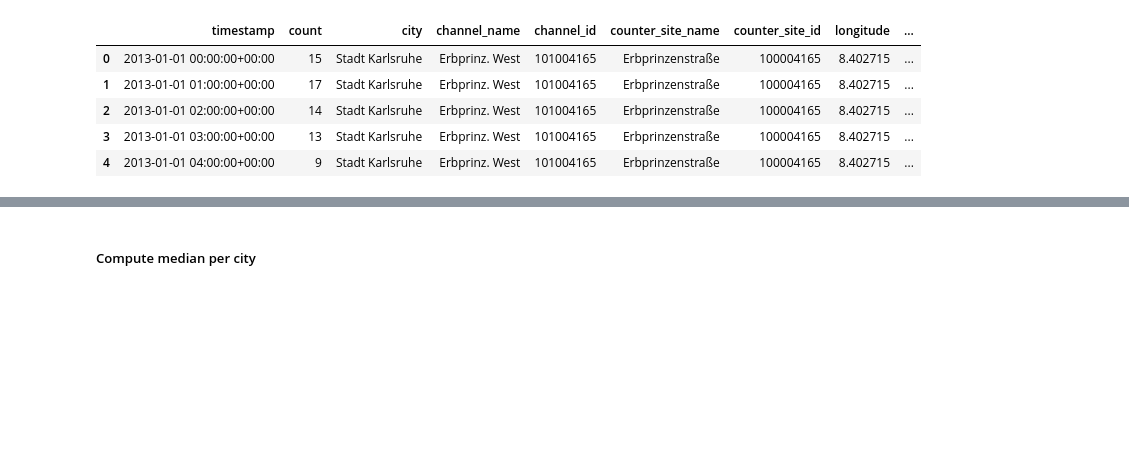
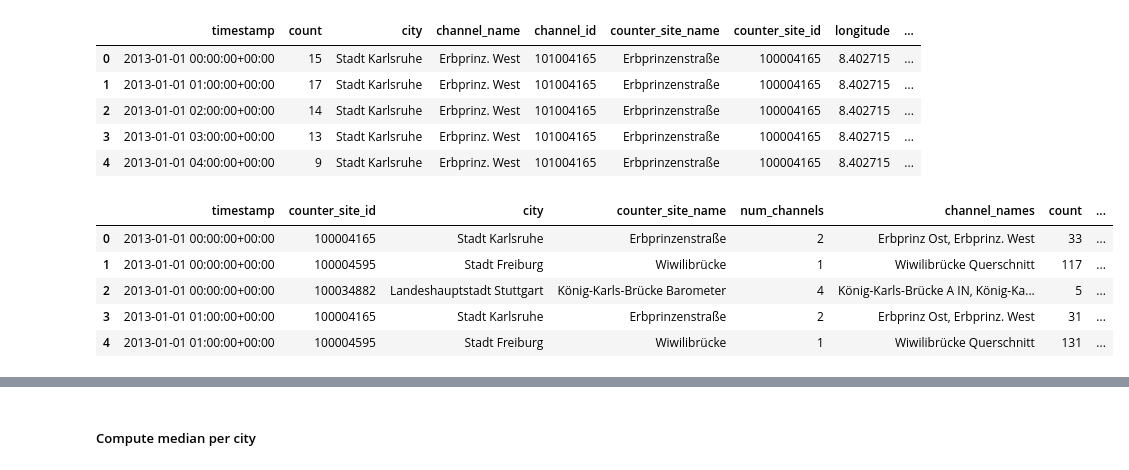
Before and after one commit to skessler01/data_literacy, a Jupyter notebook: notebooks/data_preprocessing.ipynb, the cells around one changed output, grey strips where cells are left out. Saved outputs shown, nothing was run; the diff lists cells and outputs as text; code cells hidden in the pictures; blank space fills up the shorter version.

Commit message:
Load new data
in data_preprocessing: a few new cells directly after preprocessing to accumulate channels
new: data_load_2 notebook with more current dataset

```diff
--- a/notebooks/data_preprocessing.ipynb
+++ b/notebooks/data_preprocessing.ipynb
@@ -257,3 +257,25 @@ data_cleaned.head()
 | 2 | 2013-01-01 02:00:00+00:00 | 14 | Stadt Karlsruhe | Erbprinz. West | 101004165 | Erbprinzenstraße | 100004165 | 8.402715 | ... |
 | 3 | 2013-01-01 03:00:00+00:00 | 13 | Stadt Karlsruhe | Erbprinz. West | 101004165 | Erbprinzenstraße | 100004165 | 8.402715 | ... |
 | 4 | 2013-01-01 04:00:00+00:00 | 9 | Stadt Karlsruhe | Erbprinz. West | 101004165 | Erbprinzenstraße | 100004165 | 8.402715 | ... |
+# %%
+# gebündelt nach Zeitpunkt und Counter_Site_id alle Channels aufsummieren
+
+data_accumulated = data_cleaned.copy()
+data_accumulated = data_accumulated.groupby(['timestamp', 'counter_site_id'], as_index=False).agg({
+    'city': 'first',
+    'counter_site_name': 'first',
+    'channel_id': 'nunique',  # Anzahl der eindeutigen Channels
+    'channel_name': lambda x: ', '.join(sorted(set(x))),  # Liste der eindeutigen Channel-Namen
+    'count': 'sum',  # Summe der Zählstände
+    'longitude': 'first',
+    'latitude': 'first'
+}).rename(columns={'channel_id': 'num_channels', 'channel_name': 'channel_names'})
+# %%
+data_accumulated.head()
+# %% [output]
+|  | timestamp | counter_site_id | city | counter_site_name | num_channels | channel_names | count | ... |
+| 0 | 2013-01-01 00:00:00+00:00 | 100004165 | Stadt Karlsruhe | Erbprinzenstraße | 2 | Erbprinz Ost, Erbprinz. West | 33 | ... |
+| 1 | 2013-01-01 00:00:00+00:00 | 100004595 | Stadt Freiburg | Wiwilibrücke | 1 | Wiwilibrücke Querschnitt | 117 | ... |
+| 2 | 2013-01-01 00:00:00+00:00 | 100034882 | Landeshauptstadt Stuttgart | König-Karls-Brücke Barometer | 4 | König-Karls-Brücke A IN, König-Ka... | 5 | ... |
+| 3 | 2013-01-01 01:00:00+00:00 | 100004165 | Stadt Karlsruhe | Erbprinzenstraße | 2 | Erbprinz Ost, Erbprinz. West | 31 | ... |
+| 4 | 2013-01-01 01:00:00+00:00 | 100004595 | Stadt Freiburg | Wiwilibrücke | 1 | Wiwilibrücke Querschnitt | 131 | ... |
```
Also changed, not shown: parts of 1 cell of this notebook, 1 other file.
